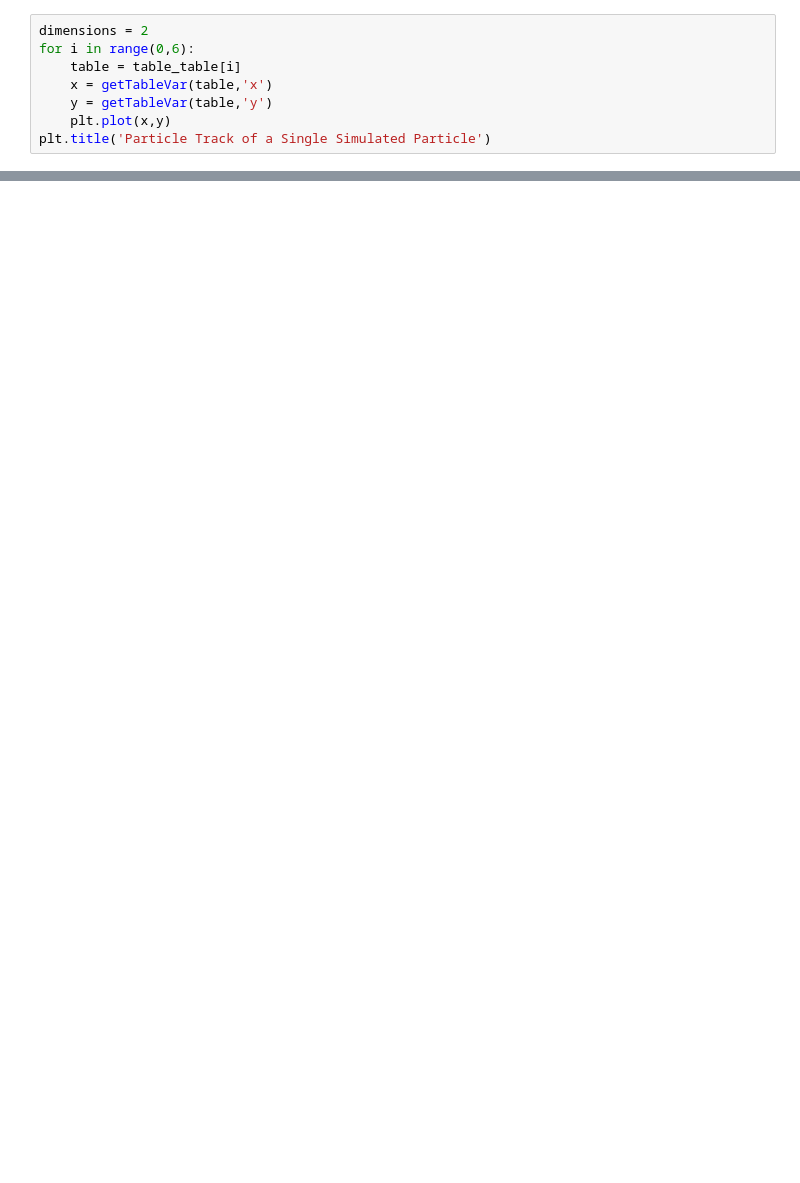
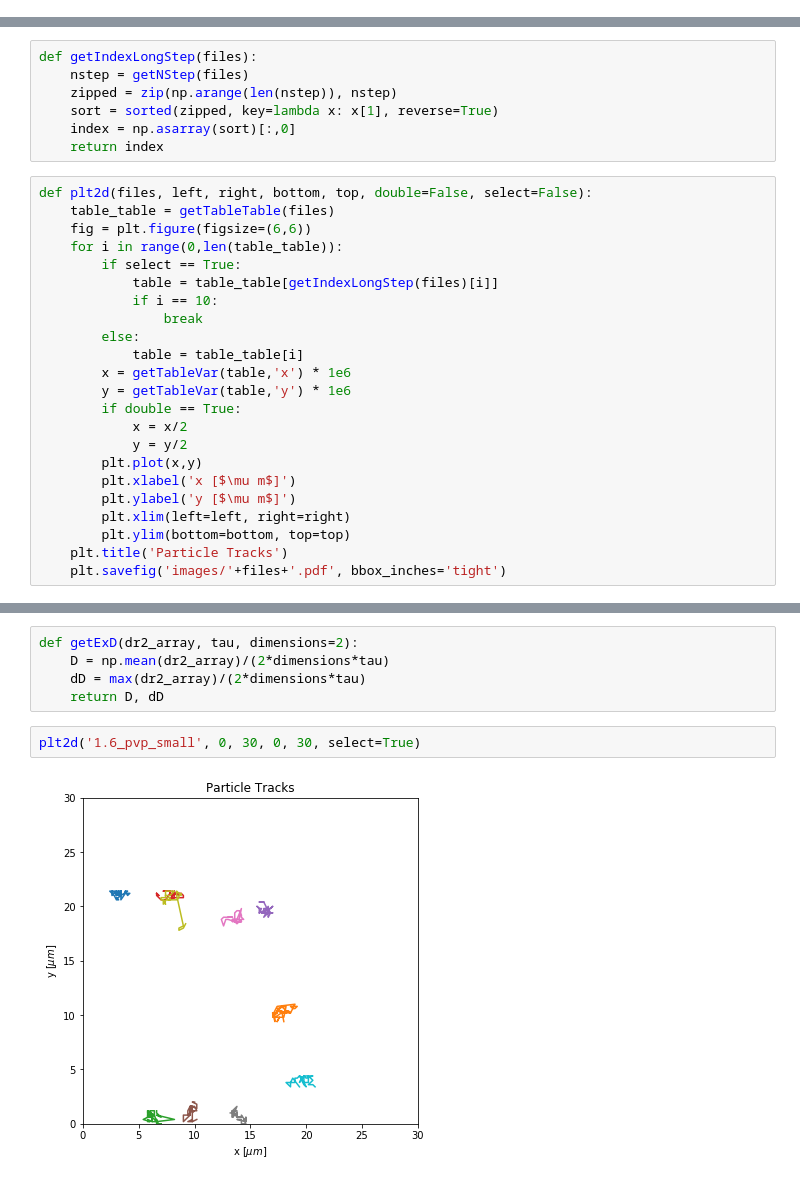
Before and after one commit to y-song/school, a Jupyter notebook: physics111b/lab 2 data.ipynb, the cells around one changed output, grey strips where cells are left out. Cells and saved outputs as stored; diff of their text form; blank space fills up the shorter version.

```diff
--- a/physics111b/lab 2 data.ipynb
+++ b/physics111b/lab 2 data.ipynb
@@ -106,8 +41,0 @@ print getTheoryD(1.66E-3, 0.44E-6)
-# %%
-dimensions = 2
-for i in range(0,6):
-    table = table_table[i]
-    x = getTableVar(table,'x')
-    y = getTableVar(table,'y')
-    plt.plot(x,y)
-plt.title('Particle Track of a Single Simulated Particle')
@@ -120,0 +78,30 @@ print tau
+# %%
+def getIndexLongStep(files):
+    nstep = getNStep(files)
+    zipped = zip(np.arange(len(nstep)), nstep)
+    sort = sorted(zipped, key=lambda x: x[1], reverse=True)
+    index = np.asarray(sort)[:,0]
+    return index
+# %%
+def plt2d(files, left, right, bottom, top, double=False, select=False):
+    table_table = getTableTable(files)
+    fig = plt.figure(figsize=(6,6))
+    for i in range(0,len(table_table)):
+        if select == True:
+            table = table_table[getIndexLongStep(files)[i]]
+            if i == 10:
+                break
+        else:
+            table = table_table[i]
+        x = getTableVar(table,'x') * 1e6
+        y = getTableVar(table,'y') * 1e6
+        if double == True:
+            x = x/2
+            y = y/2
+        plt.plot(x,y)
+        plt.xlabel('x [$\mu m$]')
+        plt.ylabel('y [$\mu m$]')
+        plt.xlim(left=left, right=right)
+        plt.ylim(bottom=bottom, top=top)
+    plt.title('Particle Tracks')
+    plt.savefig('images/'+files+'.pdf', bbox_inches='tight')
@@ -120,0 +114,9 @@ print tau
+# %%
+def getExD(dr2_array, tau, dimensions=2):
+    D = np.mean(dr2_array)/(2*dimensions*tau)
+    dD = max(dr2_array)/(2*dimensions*tau)
+    return D, dD
+# %%
+plt2d('1.6_pvp_small', 0, 30, 0, 30, select=True)
+# %% [output]
+[figure, added]
```
Also changed, not shown: parts of 40 cells of this notebook.
